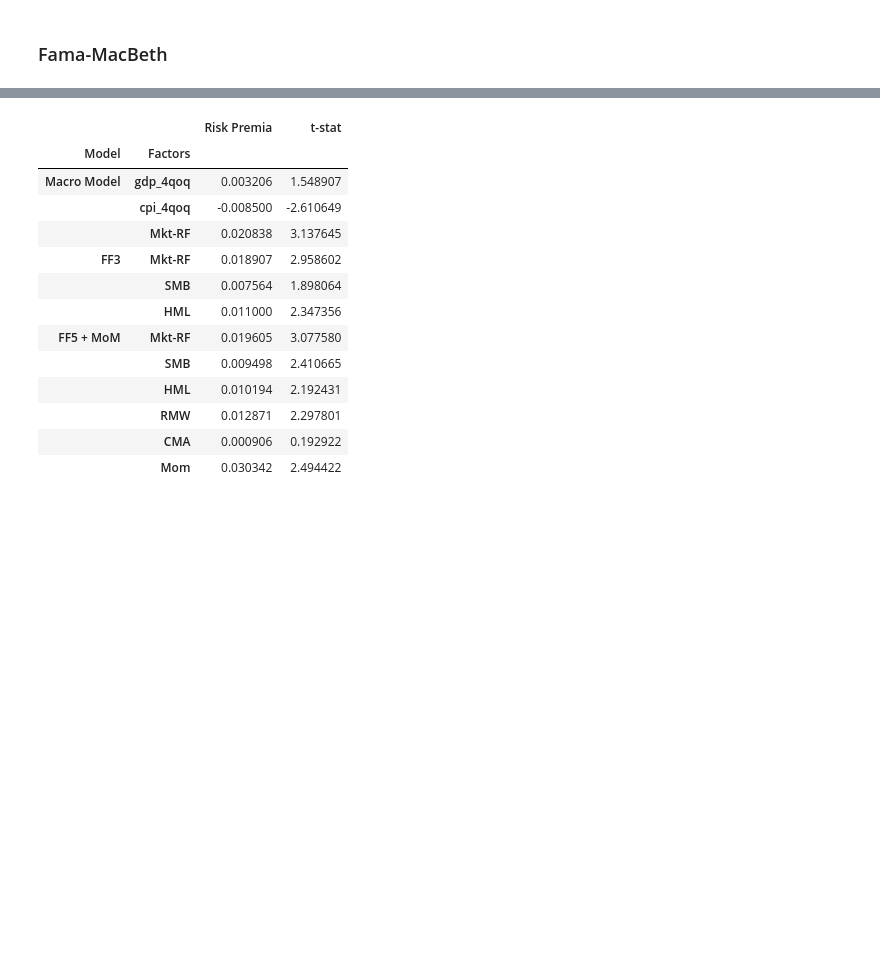
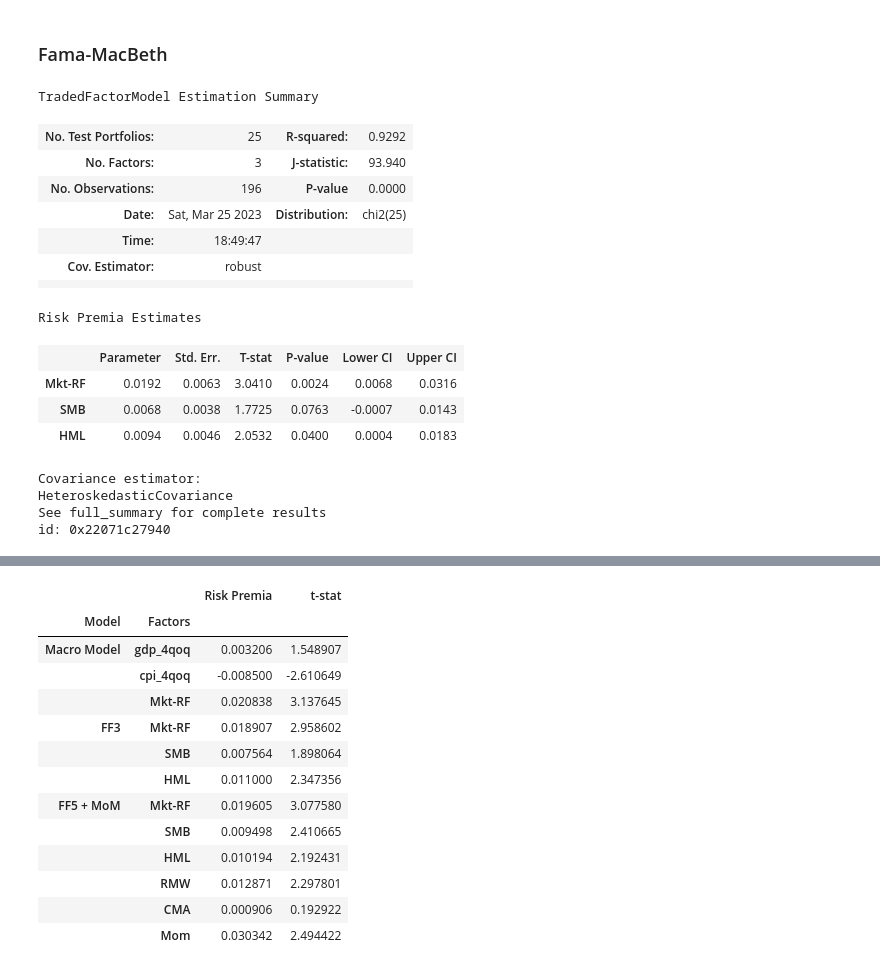
Before and after one commit to santoromano/Macro-Cross-Sectional-Analysis, a Jupyter notebook: empirics.ipynb, the cells around one changed output, grey strips where cells are left out. Drawn from its saved outputs; the diff is of its cells as text; code cells hidden in the pictures; blank space fills up the shorter version.

```diff
--- a/empirics.ipynb
+++ b/empirics.ipynb
@@ -511,3 +537,23 @@ def multiple_models(start='1973', end='2022'):
     alpha.index = alpha.index.swaplevel(0,1)
 
     return (premia, alpha)
+# %%
+TradedFactorModel(size_book_assets_q, ff3_q).fit()
+# %% [output]
+TradedFactorModel Estimation Summary
+| No. Test Portfolios: | 25 | R-squared: | 0.9292 |
+| No. Factors: | 3 | J-statistic: | 93.940 |
+| No. Observations: | 196 | P-value | 0.0000 |
+| Date: | Sat, Mar 25 2023 | Distribution: | chi2(25) |
+| Time: | 18:49:47 |  |  |
+| Cov. Estimator: | robust |  |  |
+|  |  |  |  |
+Risk Premia Estimates
+|  | Parameter | Std. Err. | T-stat | P-value | Lower CI | Upper CI |
+| Mkt-RF | 0.0192 | 0.0063 | 3.0410 | 0.0024 | 0.0068 | 0.0316 |
+| SMB | 0.0068 | 0.0038 | 1.7725 | 0.0763 | -0.0007 | 0.0143 |
+| HML | 0.0094 | 0.0046 | 2.0532 | 0.0400 | 0.0004 | 0.0183 |
+Covariance estimator:
+HeteroskedasticCovariance
+See full_summary for complete results
+id: 0x22071c27940
```
Also changed, not shown: parts of 12 cells of this notebook.
